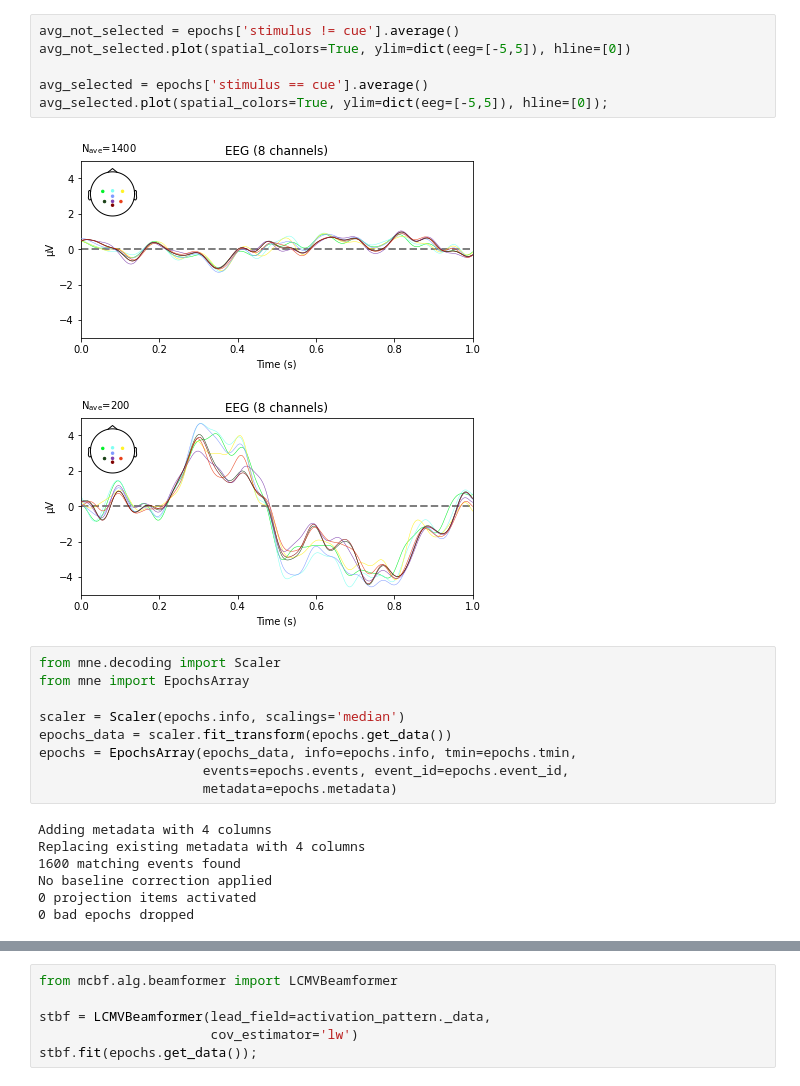
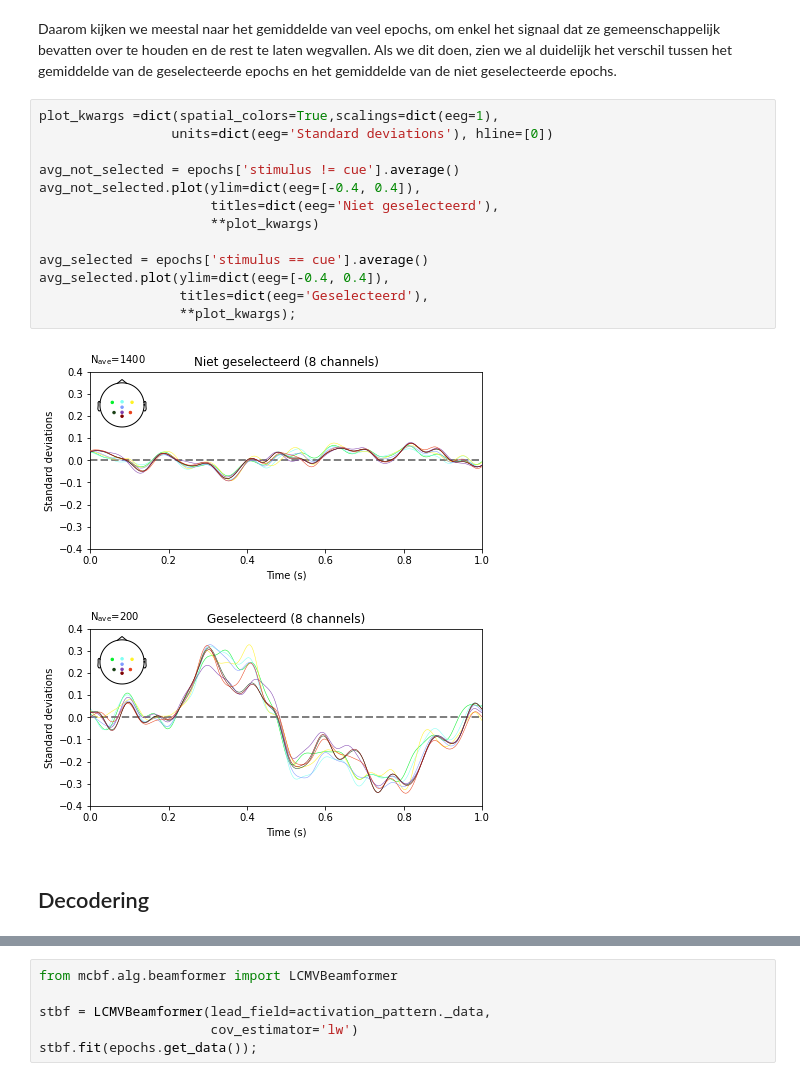
Before and after one commit to kul-compneuro/-dagvandewetenschap-2021-stbf-demo, a Jupyter notebook: demo.ipynb, the cells around one changed output, grey strips where cells are left out. Drawn from its saved outputs; the diff is of its cells as text.

```diff
--- a/demo.ipynb
+++ b/demo.ipynb
@@ -43,28 +109,26 @@ Designing a one-pass, zero-phase, non-causal lowpass filter:
+# %% [markdown]
+Daarom kijken we meestal naar het gemiddelde van veel epochs,
+om enkel het signaal dat ze gemeenschappelijk bevatten over te houden en de rest te laten wegvallen.
+Als we dit doen, zien we al duidelijk het verschil tussen het gemiddelde van de geselecteerde epochs
+en het gemiddelde van de niet geselecteerde epochs.
 # %%
+plot_kwargs =dict(spatial_colors=True,scalings=dict(eeg=1),
+                 units=dict(eeg='Standard deviations'), hline=[0])
+
 avg_not_selected = epochs['stimulus != cue'].average()
-avg_not_selected.plot(spatial_colors=True, ylim=dict(eeg=[-5,5]), hline=[0])
+avg_not_selected.plot(ylim=dict(eeg=[-0.4, 0.4]),
+                      titles=dict(eeg='Niet geselecteerd'),
+                      **plot_kwargs)
 
 avg_selected = epochs['stimulus == cue'].average()
-avg_selected.plot(spatial_colors=True, ylim=dict(eeg=[-5,5]), hline=[0]);
+avg_selected.plot(ylim=dict(eeg=[-0.4, 0.4]),
+                  titles=dict(eeg='Geselecteerd'),
+                  **plot_kwargs);
 # %% [output]
-[figure, old version]
+[figure, new version]
-[figure, old version]
+[figure, new version]
-# %%
-from mne.decoding import Scaler
-from mne import EpochsArray
-
-scaler = Scaler(epochs.info, scalings='median')
-epochs_data = scaler.fit_transform(epochs.get_data())
-epochs = EpochsArray(epochs_data, info=epochs.info, tmin=epochs.tmin,
-                     events=epochs.events, event_id=epochs.event_id,
-                     metadata=epochs.metadata)
-# %% [output]
-Adding metadata with 4 columns
-Replacing existing metadata with 4 columns
-1600 matching events found
-No baseline correction applied
-0 projection items activated
-0 bad epochs dropped
+# %% [markdown]
+## Decodering
 # %%
 from mne import combine_evoked
 
```
Also changed, not shown: parts of 14 cells of this notebook.
